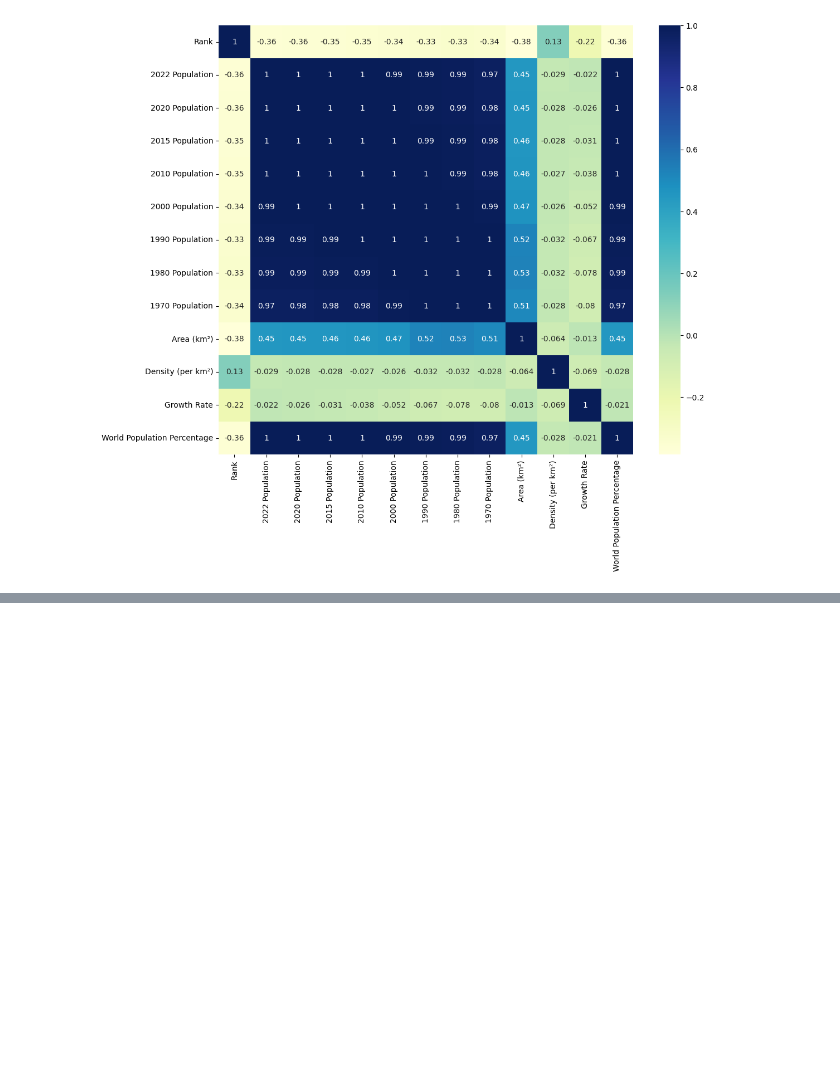
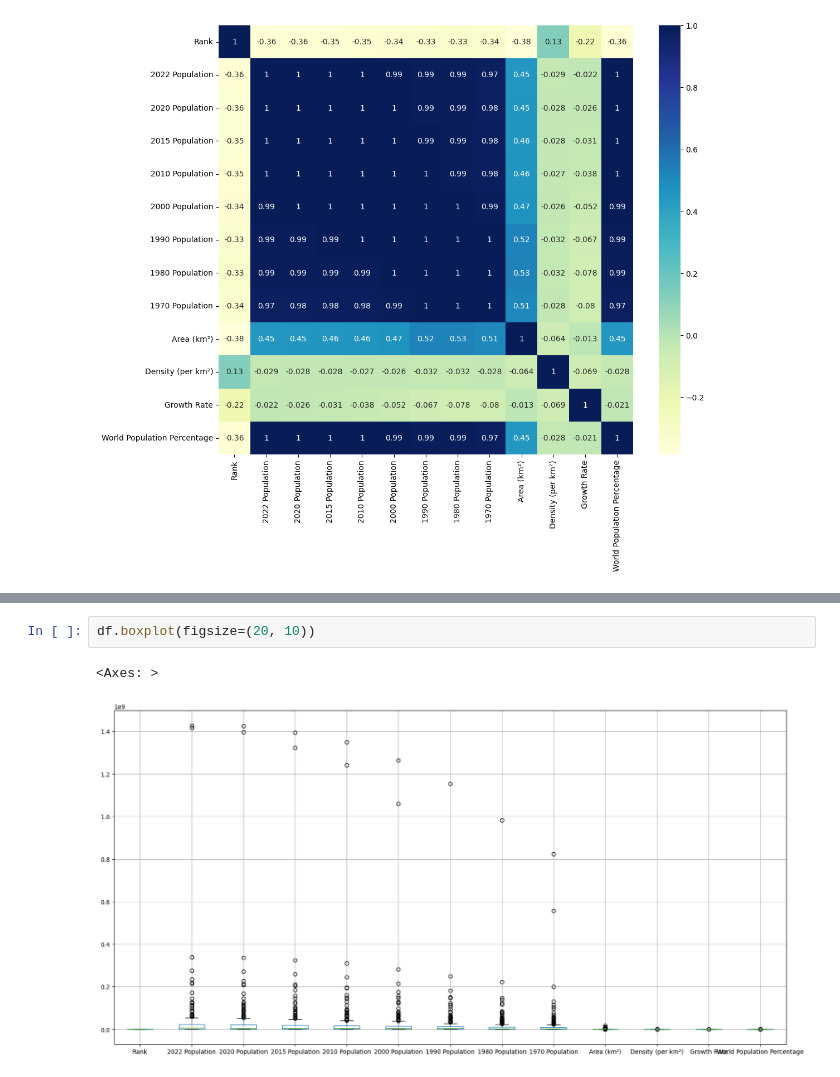
Before and after one commit to aleksmn/DataLessons, a Jupyter notebook: 08-exploratory_data_analysis.ipynb, the cells around one changed output, grey strips where cells are left out. Drawn from its saved outputs; the diff is of its cells as text; blank space fills up the shorter version.

```diff
--- a/08-exploratory_data_analysis.ipynb
+++ b/08-exploratory_data_analysis.ipynb
@@ -177,0 +262,5 @@ plt.show()
+# %%
+df.boxplot(figsize=(20, 10))
+# %% [output]
+<Axes: >
+[figure, added]
```
Also changed, not shown: parts of 15 cells of this notebook.
